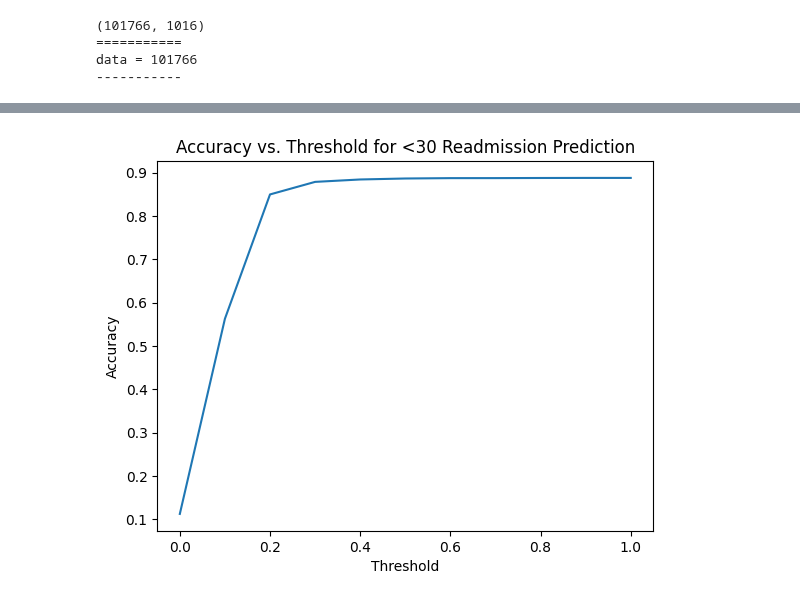
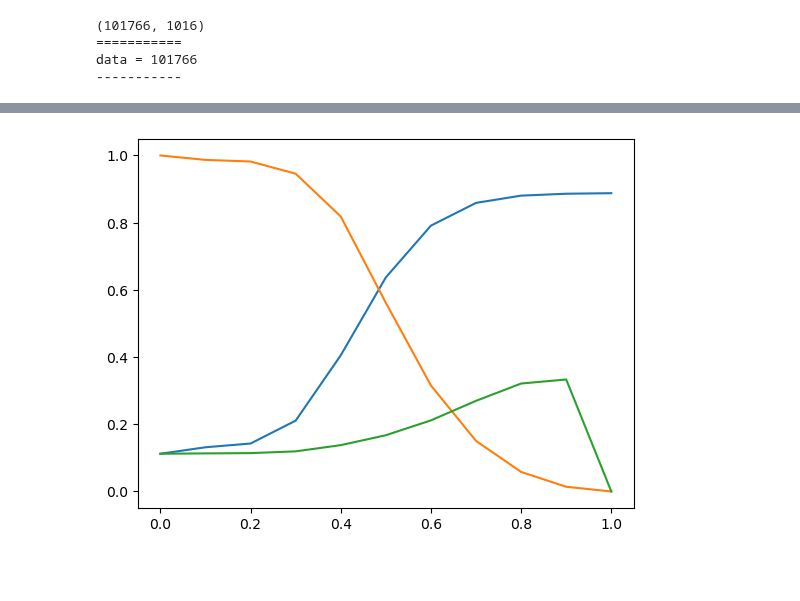
Before and after one commit to taddbackus/qtw, a Jupyter notebook: CaseStudy2/caseStudy2v3.ipynb, the cells around one changed output, grey strips where cells are left out. Cells and saved outputs as stored; diff of their text form; code cells hidden in the pictures; blank space fills up the shorter version.

```diff
--- a/CaseStudy2/caseStudy2v3.ipynb
+++ b/CaseStudy2/caseStudy2v3.ipynb
@@ -256,3 +248,5 @@ model = LogisticRegression(solver='newton-cholesky')
+# %%
+model = LogisticRegression(class_weight='balanced')
 # %%
 X_train, X_test, y_train, y_test = train_test_split(X_scaled,
                                                     yReadmitted,
@@ -263,9 +257,13 @@ readmitModel = model.fit(X_train,y_train)
 readmitPred = readmitModel.predict_proba(X_test)
 # %%
 accReadmit = []
+recallReadmit = []
+precReadmit = []
 threshold = np.arange(0,1.1,0.1)
 for i in threshold:
     results = (readmitPred[:,1] >= i).astype(int)
     accReadmit.append(accuracy_score(y_test,results))
+    recallReadmit.append(recall_score(y_test,results))
+    precReadmit.append(precision_score(y_test,results))
 # %%
 plt.plot(threshold,accReadmit)
@@ -296,3 +318,7 @@ plt.show()
+# %%
+X_scaled.drop(['encounter_id','patient_nbr'],
+              axis=1,
+              inplace=True)
 # %%
 cvReadmit = cross_val_score(model,
                             X_scaled,
@@ -346,15 +339,17 @@ under30Model = model.fit(X_train,y_train)
 under30Pred = under30Model.predict_proba(X_test)
 # %%
 accUnder30 = []
+recallUnder30 = []
+precUnder30 = []
 for i in threshold:
     results = (under30Pred[:,1] >= i).astype(int)
     accUnder30.append(accuracy_score(y_test,results))
+    recallUnder30.append(recall_score(y_test,results))
+    precUnder30.append(precision_score(y_test,results))
 # %%
 plt.plot(threshold, accUnder30)
-
-plt.title('Accuracy vs. Threshold for <30 Readmission Prediction')
-plt.xlabel('Threshold')
-plt.ylabel('Accuracy')
+plt.plot(threshold, recallUnder30)
+plt.plot(threshold, precUnder30)
 plt.show()
 # %% [output]
-[figure, old version]
+[figure, new version]
```
Also changed, not shown: parts of 23 cells of this notebook.
